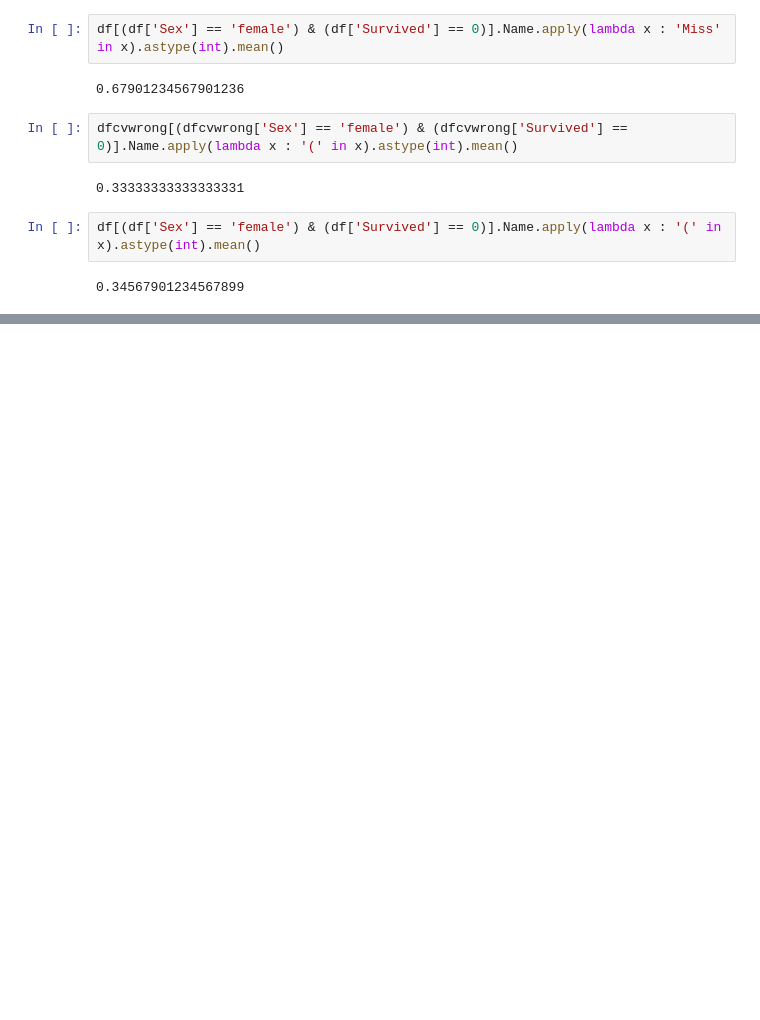
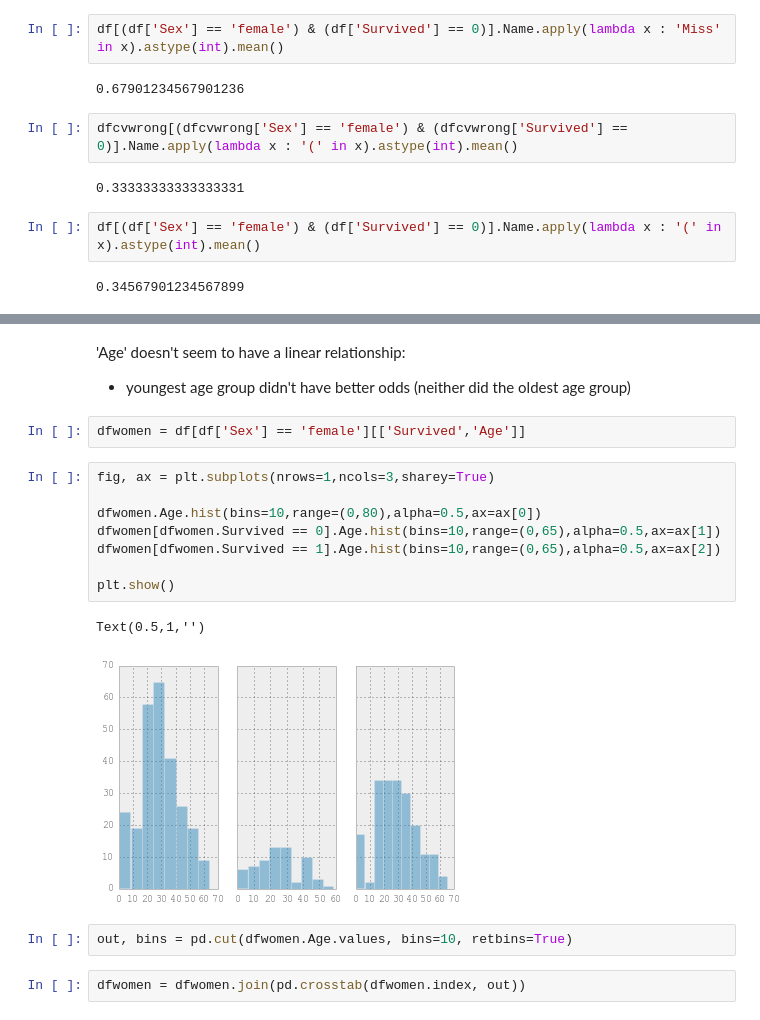
Before and after one commit to domspad/titanic_challenge, a Jupyter notebook: ipynbs/error_analyisis_first_logregress.ipynb, the cells around one changed output, grey strips where cells are left out. Saved outputs shown, nothing was run; the diff lists cells and outputs as text; blank space fills up the shorter version.

```diff
--- a/ipynbs/error_analyisis_first_logregress.ipynb
+++ b/ipynbs/error_analyisis_first_logregress.ipynb
@@ -233,0 +297,21 @@ df[(df['Sex'] == 'female') & (df['Survived'] == 0)].Name.apply(lambda x : '(' in
+# %% [markdown]
+'Age' doesn't seem to have a linear relationship:
+
+- youngest age group didn't have better odds (neither did the oldest age group)
+# %%
+dfwomen = df[df['Sex'] == 'female'][['Survived','Age']]
+# %%
+fig, ax = plt.subplots(nrows=1,ncols=3,sharey=True)
+
+dfwomen.Age.hist(bins=10,range=(0,80),alpha=0.5,ax=ax[0])
+dfwomen[dfwomen.Survived == 0].Age.hist(bins=10,range=(0,65),alpha=0.5,ax=ax[1])
+dfwomen[dfwomen.Survived == 1].Age.hist(bins=10,range=(0,65),alpha=0.5,ax=ax[2])
+
+plt.show()
+# %% [output]
+Text(0.5,1,'')
+[figure, added]
+# %%
+out, bins = pd.cut(dfwomen.Age.values, bins=10, retbins=True)
+# %%
+dfwomen = dfwomen.join(pd.crosstab(dfwomen.index, out))
```
Also changed, not shown: parts of 13 cells of this notebook.
